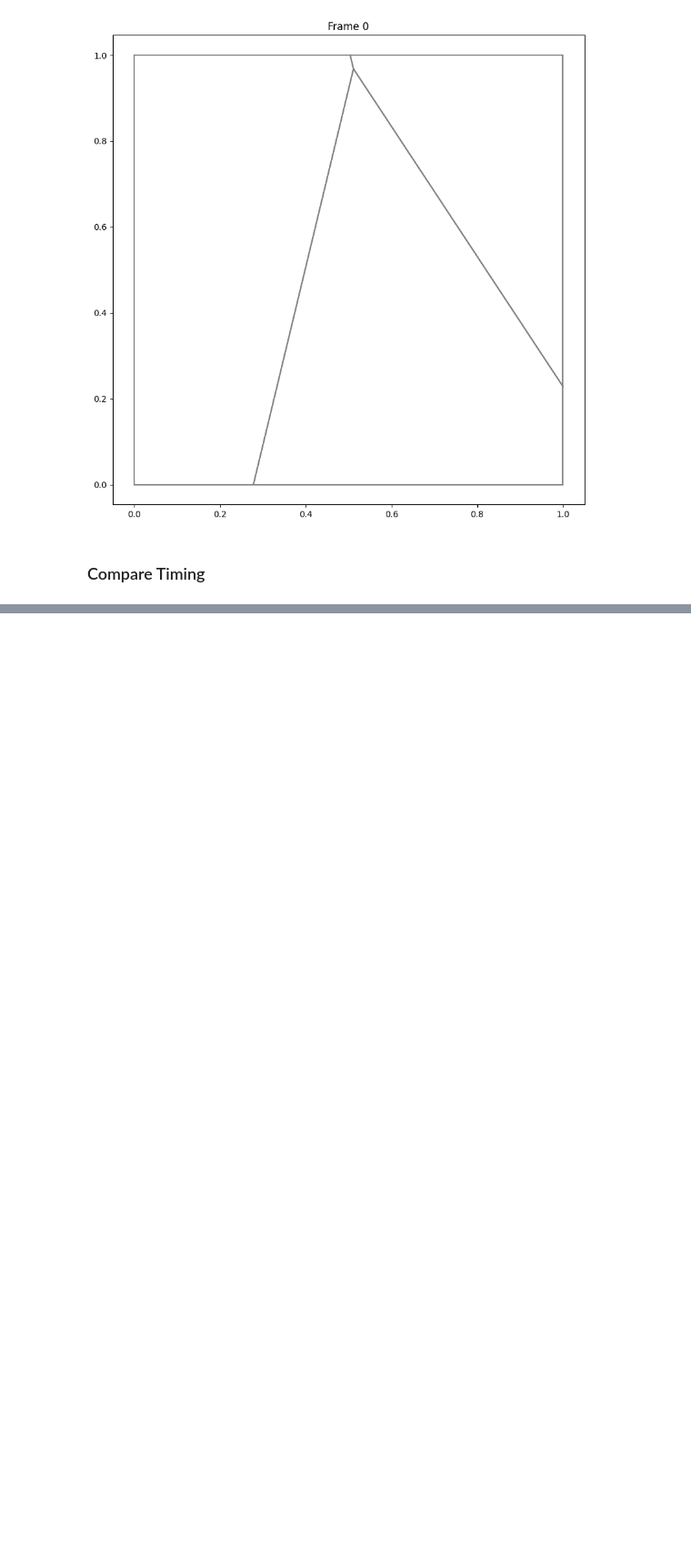
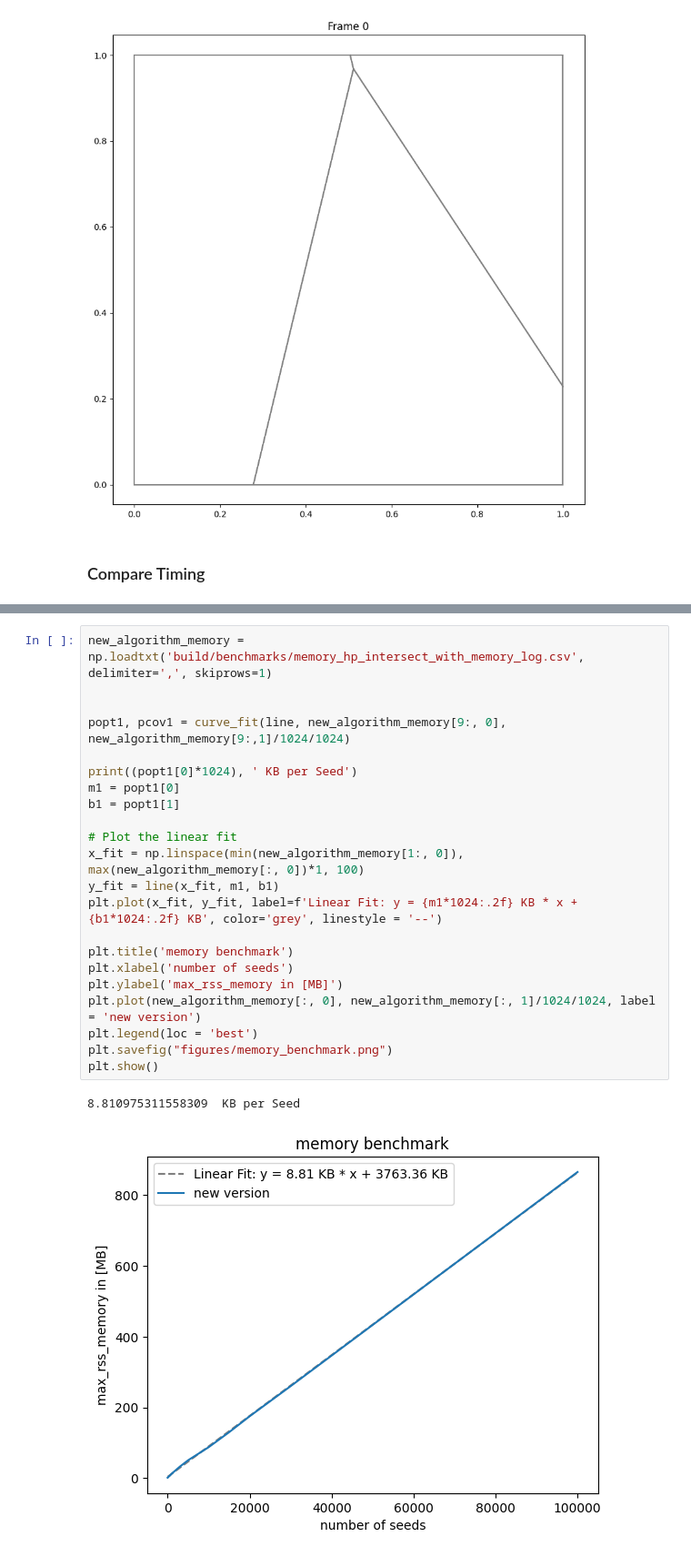
Before and after one commit to lucas56098/voronoi_mesh_project, a Jupyter notebook: animate.ipynb, the cells around one changed output, grey strips where cells are left out. Shown: that part at 91% size. Drawn from its saved outputs; the diff is of its cells as text; blank space fills up the shorter version.

```diff
--- a/animate.ipynb
+++ b/animate.ipynb
@@ -163,0 +162,25 @@ plt.show()
+# %%
+new_algorithm_memory = np.loadtxt('build/benchmarks/memory_hp_intersect_with_memory_log.csv', delimiter=',', skiprows=1)
+
+
+popt1, pcov1 = curve_fit(line, new_algorithm_memory[9:, 0], new_algorithm_memory[9:,1]/1024/1024)
+
+print((popt1[0]*1024), ' KB per Seed')
+m1 = popt1[0]
+b1 = popt1[1]
+
+# Plot the linear fit
+x_fit = np.linspace(min(new_algorithm_memory[1:, 0]), max(new_algorithm_memory[:, 0])*1, 100)
+y_fit = line(x_fit, m1, b1)
+plt.plot(x_fit, y_fit, label=f'Linear Fit: y = {m1*1024:.2f} KB * x + {b1*1024:.2f} KB', color='grey', linestyle = '--')
+
+plt.title('memory benchmark')
+plt.xlabel('number of seeds')
+plt.ylabel('max_rss_memory in [MB]')
+plt.plot(new_algorithm_memory[:, 0], new_algorithm_memory[:, 1]/1024/1024, label = 'new version')
+plt.legend(loc = 'best')
+plt.savefig("figures/memory_benchmark.png")
+plt.show()
+# %% [output]
+8.810975311558309  KB per Seed
+[figure, added]
```
Also changed, not shown: parts of 4 cells of this notebook, 12 other files.
